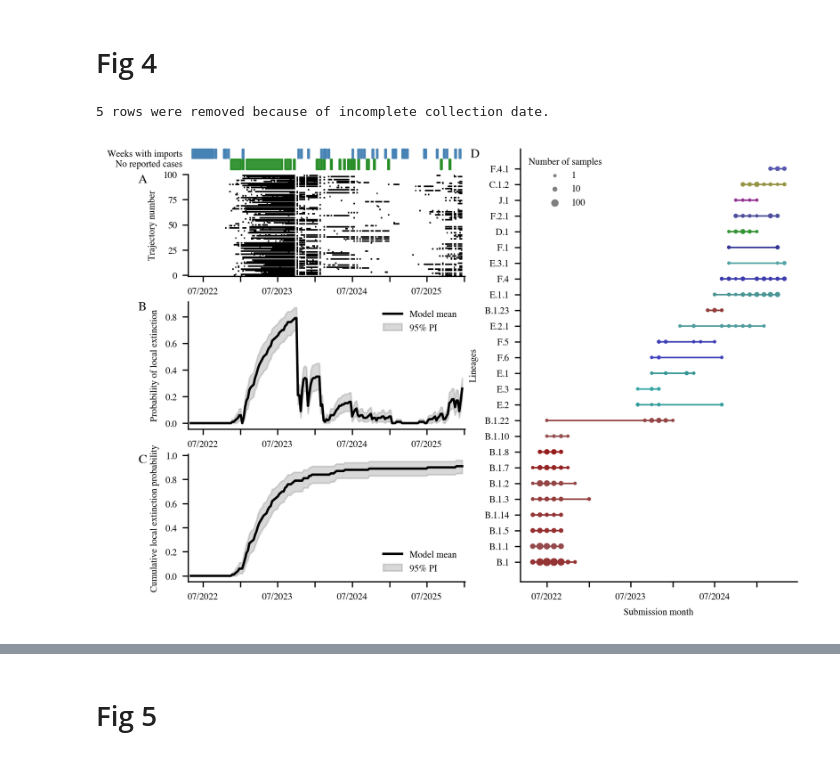
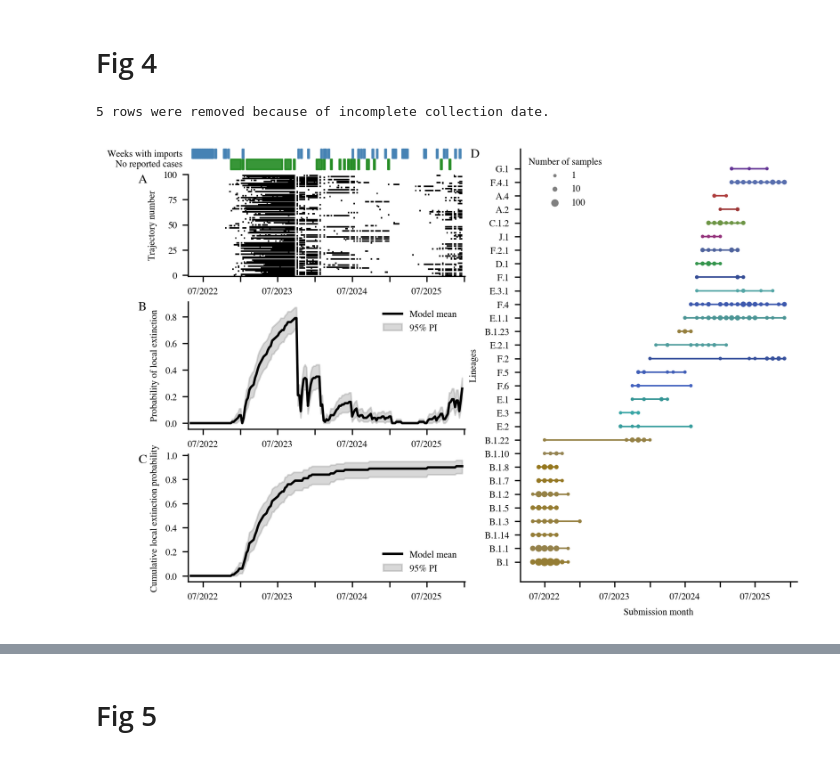
Before and after one commit to KleistLab/MPoxAfter2022, a Jupyter notebook: notebooks/figures.ipynb, the cells around one changed output, grey strips where cells are left out. Saved outputs shown, nothing was run; the diff lists cells and outputs as text; code cells hidden in the pictures.

```diff
--- a/notebooks/figures.ipynb
+++ b/notebooks/figures.ipynb
@@ -34,6 +34,7 @@ STYLE = {
 }
 
 figure_path = current_dir.parent / 'figures/'
+data_path = current_dir.parent / 'data/'
 
 single_col = 3.42
 single_half_col = 4.5
@@ -1744,7 +1745,9 @@ with plt.rc_context(STYLE):
     model_dict = model_dpsi
 
     # file is currently located outside git realm
-    meta_data = pd.read_csv("/Users/nilsgubela/Desktop/Projects/Ideas/mpox_endemic/sequence_analysis/mpox_metadata_2026-01-28T1556.tsv", sep = "\t")
+    #meta_data = pd.read_csv("/Users/nilsgubela/Desktop/Projects/Ideas/mpox_endemic/sequence_analysis/mpox_metadata_2026-01-28T1556.tsv", sep = "\t")
+    file_path = os.path.join(data_path, 'mpox_metadata_2026-08-19T1509.tsv')
+    meta_data = pd.read_csv(file_path, sep = "\t")
     meta_data = meta_data[["lineage", "sampleCollectionDate"]]
     meta_data["sampleCollectionDate"] = meta_data["sampleCollectionDate"].apply(lambda x: x[:7])
     meta_data["year"] = meta_data["sampleCollectionDate"].apply(lambda x: x[:4]).astype(int)
@@ -1862,31 +1865,31 @@ with plt.rc_context(STYLE):
         clip_on=False)
 
     ax_top_left.text(-0.02, 110, "No reported cases",
         transform=ax_top_left.get_yaxis_transform(),
         ha='right', va='center',
         clip_on=False)
 
     #ax_top_left.legend(handles=legend_elements, frameon=False, ncol = 2)
     ax_top_left.set_ylabel("Trajectory number")
     ax_top_left.set_xlim(ax_center_left.get_xlim())
     ax_top_left.xaxis.set_major_locator(mdates.MonthLocator(bymonth=(1, 7), bymonthday=1))
     ax_top_left.xaxis.set_major_formatter(FuncFormatter(jan_only_formatter))
 
 
     axes = [ax_top_left, ax_center_left, ax_bottom_left, ax_right]
     for lab, ax in zip(string.ascii_uppercase, axes):
         ax.text(
             -0.18, 1., lab,
             transform=ax.transAxes,
             ha="left", va="top",
             fontsize=8, fontweight="bold"
         )
     #plt.tight_layout()
     plt.savefig(figure_path / "figure4_raw.svg")
     #plt.savefig(figure_path / "Fig4.pdf")
 
 
     plt.show()
 # %% [output]
 5 rows were removed because of incomplete collection date.
-[figure, old version]
+[figure, new version]
```
Also changed, not shown: parts of 14 cells of this notebook, 4 other files.
